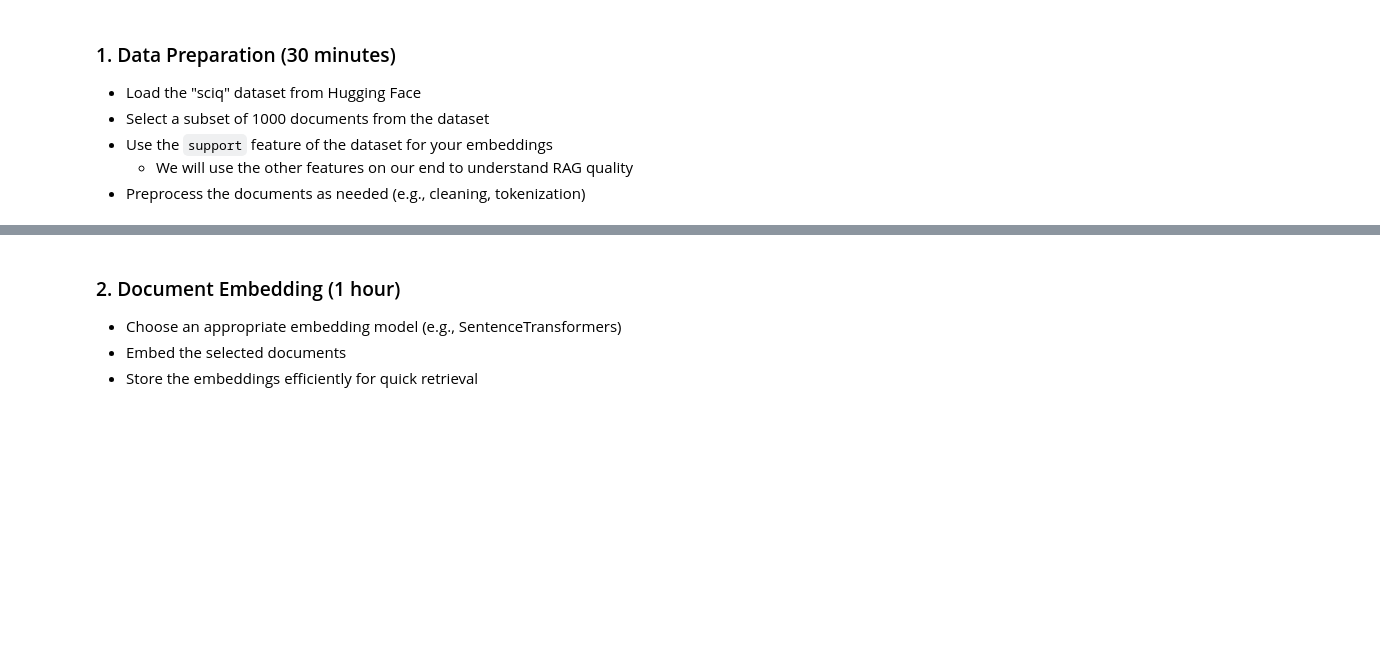
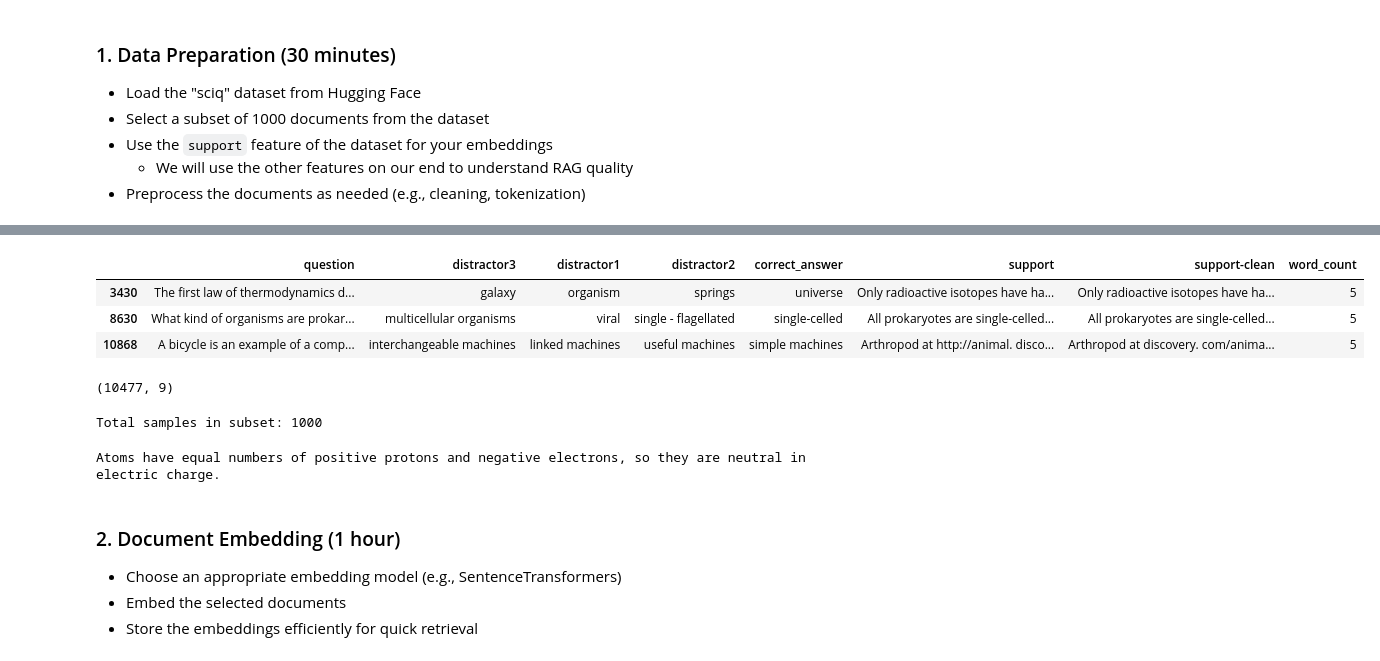
Before and after one commit to sievertsm/SchoolAI-CodeChallenge, a Jupyter notebook: AI-Engineer-Code-Challenge.ipynb, the cells around one changed output, grey strips where cells are left out. Drawn from its saved outputs; the diff is of its cells as text; code cells hidden in the pictures; blank space fills up the shorter version.

```diff
--- a/AI-Engineer-Code-Challenge.ipynb
+++ b/AI-Engineer-Code-Challenge.ipynb
@@ -25,3 +96,45 @@ Develop a simple question-answering system using a Retrieval-Augmented Generatio
+# %%
+# look at what type of support statements are being filtered out
+# df[df["word_count"]==2]
+# df[df["word_count"]==3]
+# df[df["word_count"]==4]
+df[df["word_count"]==5]
+# %% [output]
+|  | question | distractor3 | distractor1 | distractor2 | correct_answer | support | support-clean | word_count |
+| 3430 | The first law of thermodynamics d... | galaxy | organism | springs | universe | Only radioactive isotopes have ha... | Only radioactive isotopes have ha... | 5 |
+| 8630 | What kind of organisms are prokar... | multicellular organisms | viral | single - flagellated | single-celled | All prokaryotes are single-celled... | All prokaryotes are single-celled... | 5 |
+| 10868 | A bicycle is an example of a comp... | interchangeable machines | linked machines | useful machines | simple machines | Arthropod at http://animal. disco... | Arthropod at discovery. com/anima... | 5 |
+# %%
+# filter out rows with too few words
+df_filt = df[df["word_count"]>=min_word_count].copy().reset_index() # original index will be stored as a feature
+print(df_filt.shape)
+# %% [output]
+(10477, 9)
+# %%
+# select a subset of 1000 documents from the dataset
+
+# set number of samples to be selected
+n_samples=1000
+
+# set random seed for reproducibility
+np.random.seed(147)
+# get a set of random indicies to subset the data
+idx_sample = np.random.choice(len(df_filt), size=n_samples, replace=False)
+
+# subset the dataset
+df_train_sample = df_filt.iloc[idx_sample, :].reset_index(drop=True)
+
+print(f"Total samples in subset: {len(df_train_sample)}")
+# %% [output]
+Total samples in subset: 1000
+# %%
+# get the support-clean column of the data to use as text embeddings
+support_feat = df_train_sample["support-clean"].values
+
+# preview the dataset
+print(support_feat[np.random.randint(len(support_feat))])
+# %% [output]
+Atoms have equal numbers of positive protons and negative electrons, so they are neutral in electric charge.
 # %% [markdown]
 ### 2. Document Embedding (1 hour)
 
```
Also changed, not shown: parts of 7 cells of this notebook, 1 other file.
